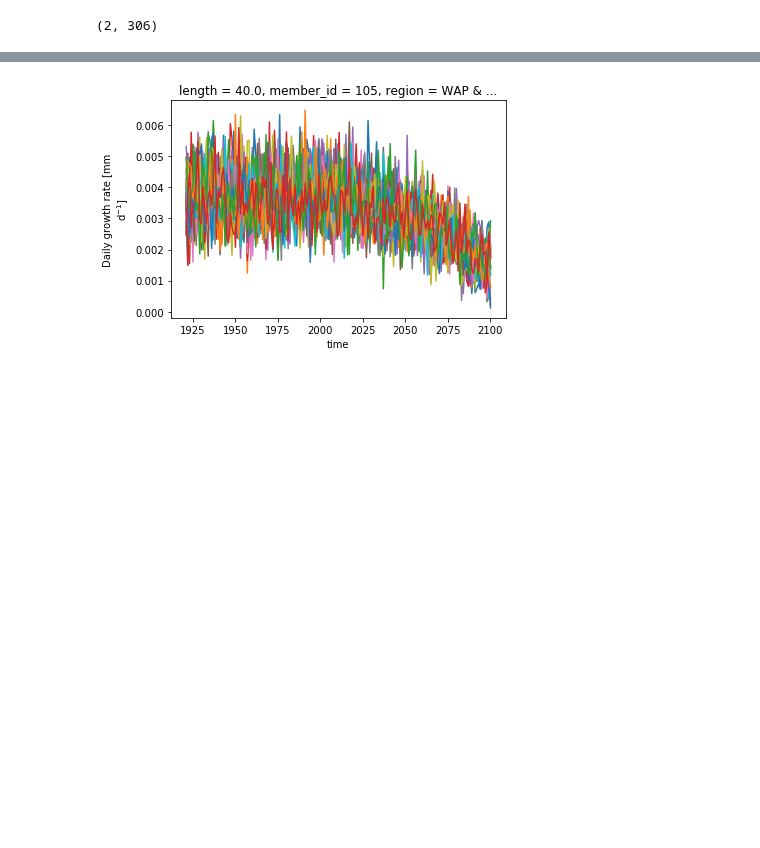
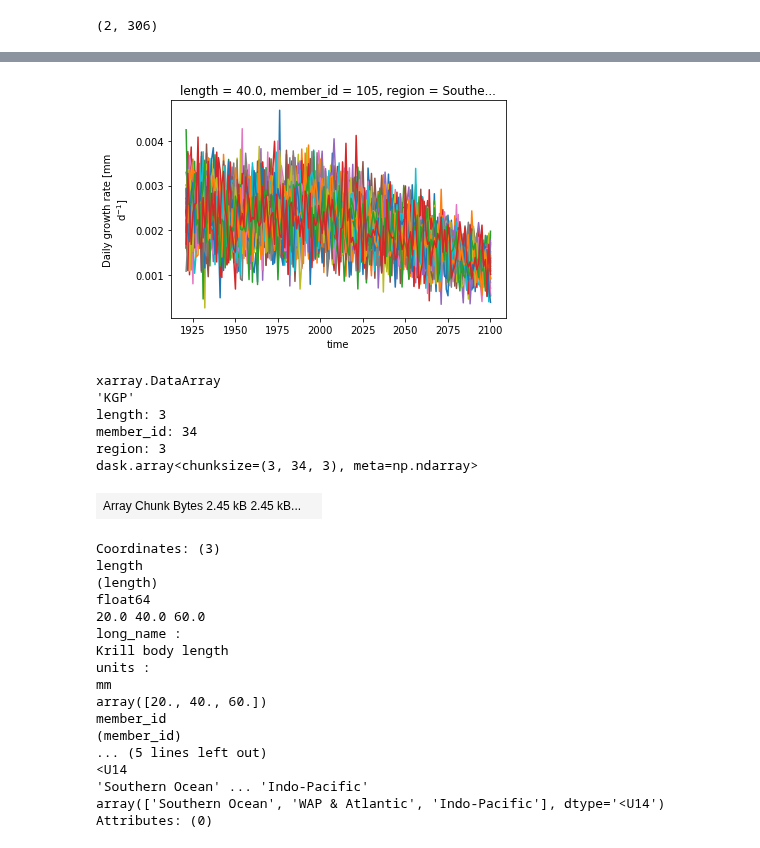
Before and after one commit to Zephyr-Sylvester/krill-cesm-le, a Jupyter notebook: notebooks/projected_trends.ipynb, the cells around one changed output, grey strips where cells are left out. Drawn from its saved outputs; the diff is of its cells as text; code cells hidden in the pictures; blank space fills up the shorter version.

```diff
--- a/notebooks/projected_trends.ipynb
+++ b/notebooks/projected_trends.ipynb
@@ -109,5 +109,32 @@ trend_present.isel(region=1, length=1).plot.hist()
 # %%
 for member_id in ds2.member_id:
-    ds2.KGP.sel(member_id=member_id).isel(length=1, region=1).plot()
+    ds2.KGP.sel(member_id=member_id).isel(length=1, region=0).plot()
 # %% [output]
-[figure, old version]
+[figure, new version]
+# %%
+trend
+# %% [output]
+xarray.DataArray
+'KGP'
+length: 3
+member_id: 34
+region: 3
+dask.array<chunksize=(3, 34, 3), meta=np.ndarray>
+| Array Chunk Bytes 2.45 kB 2.45 kB... |  |
+Coordinates: (3)
+length
+(length)
+float64
+20.0 40.0 60.0
+long_name :
+Krill body length
+units :
+mm
+array([20., 40., 60.])
+member_id
+(member_id)
+... (5 lines left out)
+<U14
+'Southern Ocean' ... 'Indo-Pacific'
+array(['Southern Ocean', 'WAP & Atlantic', 'Indo-Pacific'], dtype='<U14')
+Attributes: (0)
```
Also changed, not shown: parts of 27 cells of this notebook, 33 other files.
